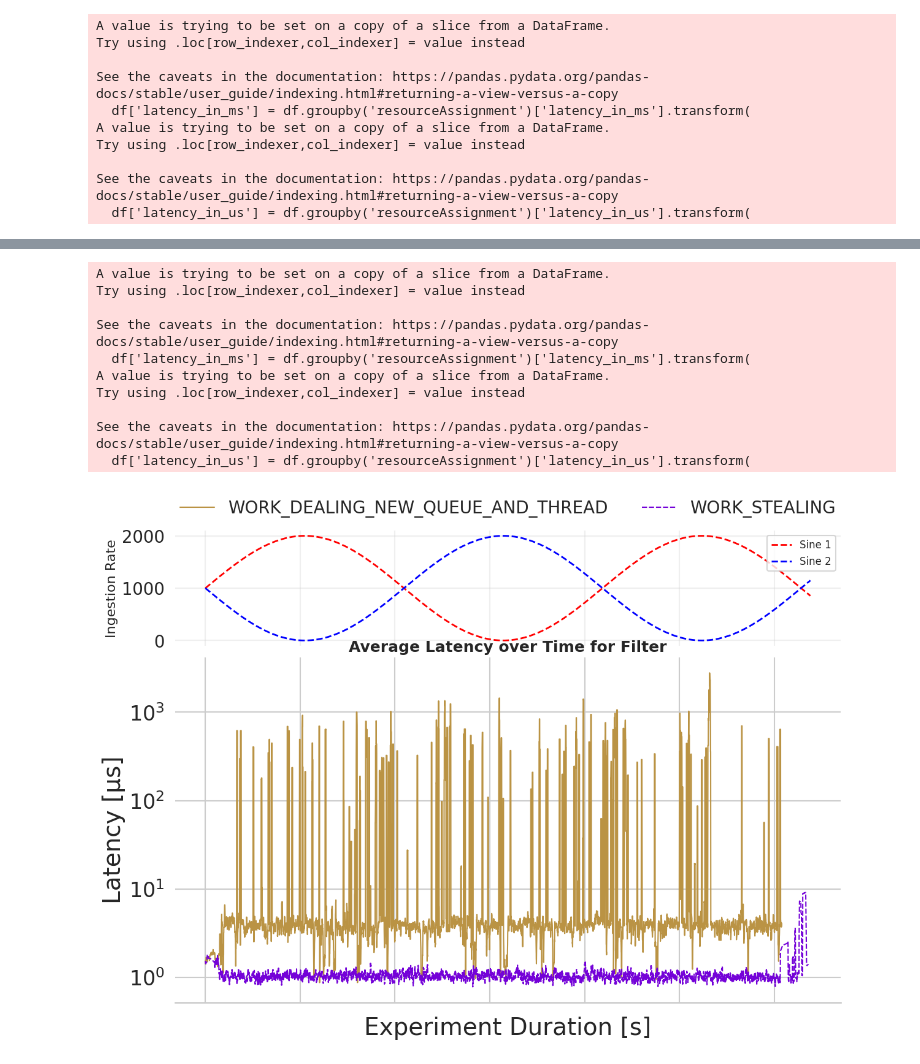
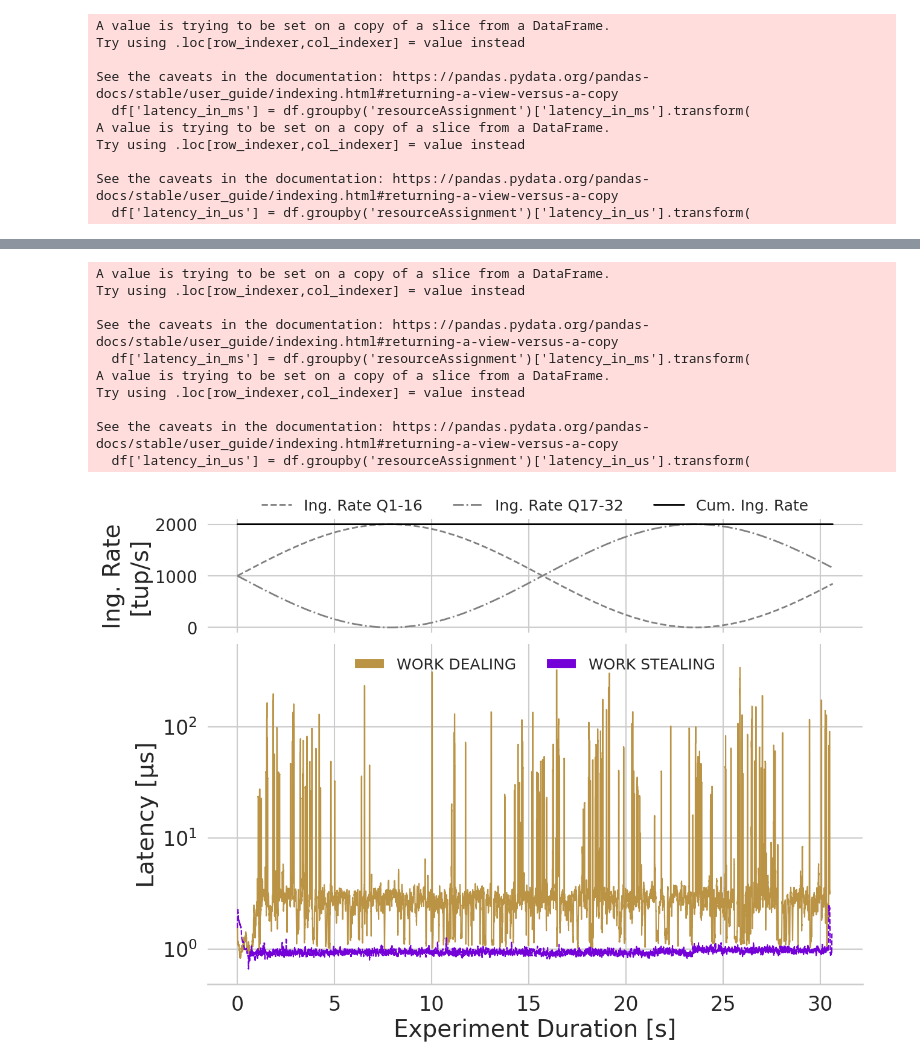
Before and after one commit to keyseven123/engine-statemanagement-paper, a Jupyter notebook: scripts/benchmarking/work-dealing/work-dealing-variable/plots/WorkDealing_vs_Stealing_Variable.ipynb, the cells around one changed output, grey strips where cells are left out. Cells and saved outputs as stored; diff of their text form; code cells hidden in the pictures.

```diff
--- a/scripts/benchmarking/work-dealing/work-dealing-variable/plots/WorkDealing_vs_Stealing_Variable.ipynb
+++ b/scripts/benchmarking/work-dealing/work-dealing-variable/plots/WorkDealing_vs_Stealing_Variable.ipynb
@@ -79,14 +79,14 @@ for query in queries:
 
     # Generate sine wave: frequency=1, amplitude=1000, offset=1000
     x_sin = np.linspace(0, smoothed_df['normalized_timestamp'].max(), 10000)
-    freq = 1
+    freq = 0.2
     phase_shift = 0
     amplitude = 1000
     y_sin_1 = amplitude * (np.sin(freq * (x_sin - phase_shift))) + amplitude
     y_sin_2 = amplitude * (np.sin(-1 * freq * (x_sin - phase_shift)))  + amplitude
     y_sin_1 = y_sin_1 * 16
     y_sin_2 = y_sin_2 * 16
-    y_sin_total = np.add(y_sin_1, y_sin_2) * 2
+    y_sin_total = np.add(y_sin_1, y_sin_2)
 
     # Plot sine wave
     plt.plot(x_sin, y_sin_1, color='red', linestyle='--', label='Sine Wave (f=1, A=1000, offset=1000)', linewidth=2)
@@ -261,5 +261,14 @@ df
 # %%
 import matplotlib.gridspec as gridspec
+
+custom_palette = ["#ba9344", "#7402d8"]
+legend_handles = [
+    Patch(facecolor=custom_palette[0], label='WORK_DEALING_NEW_QUEUE_AND_THREAD'),
+    Patch(facecolor=custom_palette[1], label='WORK_STEALING')
+]
+hue_order = ['WORK_DEALING_NEW_QUEUE_AND_THREAD', 'WORK_STEALING']
+labels = ['WORK DEALING', 'WORK STEALING']
+
 
 # Only keep timestamps in the range of
 tmp_df = df[(df['normalized_start_timestamp'] >= 0) & (df['normalized_start_timestamp'] < 30000)]
@@ -284,26 +293,37 @@ for query in queries:
     # Top subplot: Sine waves
     ax_top = plt.subplot(gs[0])
     x_sin = np.linspace(0, df_sum['normalized_start_timestamp'].max(), 10000)
-    freq = 0.3
+    freq = 0.2
     phase_shift = 0
     amplitude = 1000
     y_sin_1 = amplitude * (np.sin(freq * (x_sin - phase_shift))) + amplitude
     y_sin_2 = amplitude * (np.sin(-1 * freq * (x_sin - phase_shift))) + amplitude
+    y_sin = np.add(y_sin_1, y_sin_2)
 
     # Plot sine waves
-    ax_top.plot(x_sin, y_sin_1, color='red', linestyle='--', linewidth=2, label='Sine 1')
-    ax_top.plot(x_sin, y_sin_2, color='blue', linestyle='--', linewidth=2, label='Sine 2')
-    ax_top.set_ylabel('Ingestion Rate', fontsize=16)
-    ax_top.legend(fontsize=12, loc='upper right')
-    ax_top.grid(True, alpha=0.3)
-    ax_top.set_xticklabels([])  # Hide x-axis labels for the top plot
+    ax_top.plot(x_sin, y_sin_1, color='gray', linestyle='--', linewidth=2, label='Ing. Rate Q1-16')
+    ax_top.plot(x_sin, y_sin_2, color='gray', linestyle='-.', linewidth=2, label='Ing. Rate Q17-32')
+    ax_top.plot(x_sin, y_sin, color='black', linestyle='-', linewidth=2, label='Cum. Ing. Rate')
+    ax_top.set_ylabel('Ing. Rate\n[tup/s]', fontsize=28)
+    #ax_top.grid(True, alpha=0.3)
+    #ax_top.set_xticklabels([])  # Hide x-axis labels for the top plot
     #ax_top.set_title('Sine Waves (f=1, A=1000, offset=1000)', fontsize=14)
     sns.despine(left=True, bottom=True, ax=ax_top)
+    # Legend for latency plot
+    handles_top, labels_top = ax_top.get_legend_handles_labels()
+    ax_top.legend(
+        title='',
+        handles=handles_top, fontsize=18, title_fontsize=18, labels=labels_top,
+        loc='upper center',
+        bbox_to_anchor=(0.5, 1.3),
+        ncol=3,
+        frameon=False
+    )
 
     # Bottom subplot: Latency plot
     ax_bottom = plt.subplot(gs[1], sharex=ax_top)  # Share x-axis with top plot
     query_df = df_sum[df_sum['query'] == query]
-    smoothed_df = smooth_latency(query_df, 10)
+    smoothed_df = smooth_latency(query_df, 20)
 
     # Plot smoothed latency data
     sns.lineplot(
@@ -319,7 +339,7 @@ for query in queries:
     )
 
     # Customize bottom plot
-    ax_bottom.set_title(f'Average Latency over Time for {str(query).capitalize()}', fontsize=18, fontweight='bold')
+    #ax_bottom.set_title(f'Average Latency over Time for {str(query).capitalize()}', fontsize=18, fontweight='bold')
     ax_bottom.set_xlabel('Experiment Duration [s]', fontsize=28)
     ax_bottom.set_ylabel('Latency [µs]', fontsize=28)
     ax_bottom.tick_params(axis='x', labelsize=24, rotation=0)
@@ -328,15 +348,11 @@ for query in queries:
     sns.despine(left=True, ax=ax_bottom)
 
     # Legend for latency plot
-    handles, labels = ax_bottom.get_legend_handles_labels()
     ax_bottom.legend(
         title='',
-        handles=handles,
-        labels=labels,
-        fontsize=20,
-        title_fontsize=18,
+        handles=legend_handles, fontsize=18, title_fontsize=18, labels=labels,
         loc='upper center',
-        bbox_to_anchor=(0.5, 1.5),
+        bbox_to_anchor=(0.5, 1.),
         ncol=2,
         frameon=False
     )
@@ -360,11 +376,11 @@ See the caveats in the documentation: https://pandas.pydata.org/pandas-docs/stab
 A value is trying to be set on a copy of a slice from a DataFrame.
 Try using .loc[row_indexer,col_indexer] = value instead
 
 See the caveats in the documentation: https://pandas.pydata.org/pandas-docs/stable/user_guide/indexing.html#returning-a-view-versus-a-copy
   df['latency_in_ms'] = df.groupby('resourceAssignment')['latency_in_ms'].transform(
 A value is trying to be set on a copy of a slice from a DataFrame.
 Try using .loc[row_indexer,col_indexer] = value instead
 
 See the caveats in the documentation: https://pandas.pydata.org/pandas-docs/stable/user_guide/indexing.html#returning-a-view-versus-a-copy
   df['latency_in_us'] = df.groupby('resourceAssignment')['latency_in_us'].transform(
-[figure, old version]
+[figure, new version]
```
Also changed, not shown: parts of 8 cells of this notebook, 5 other files.
